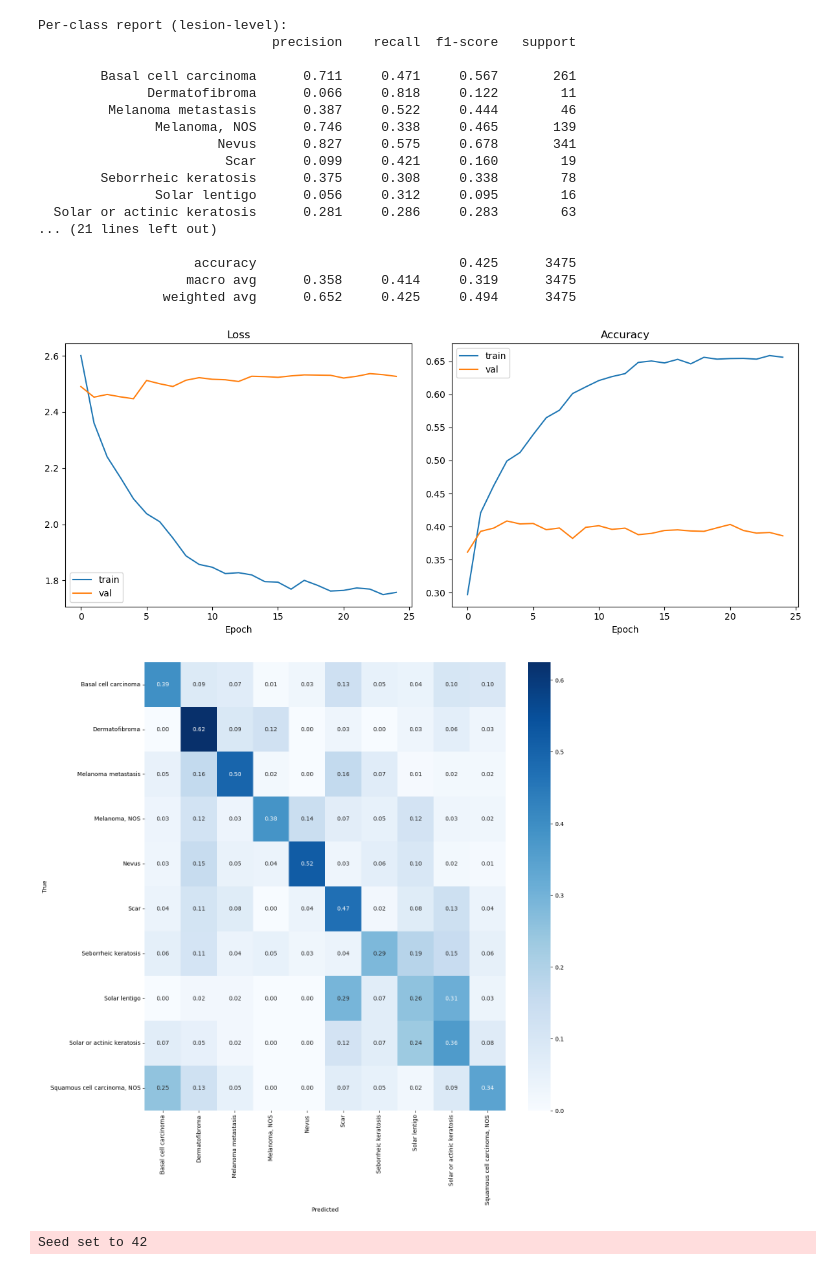
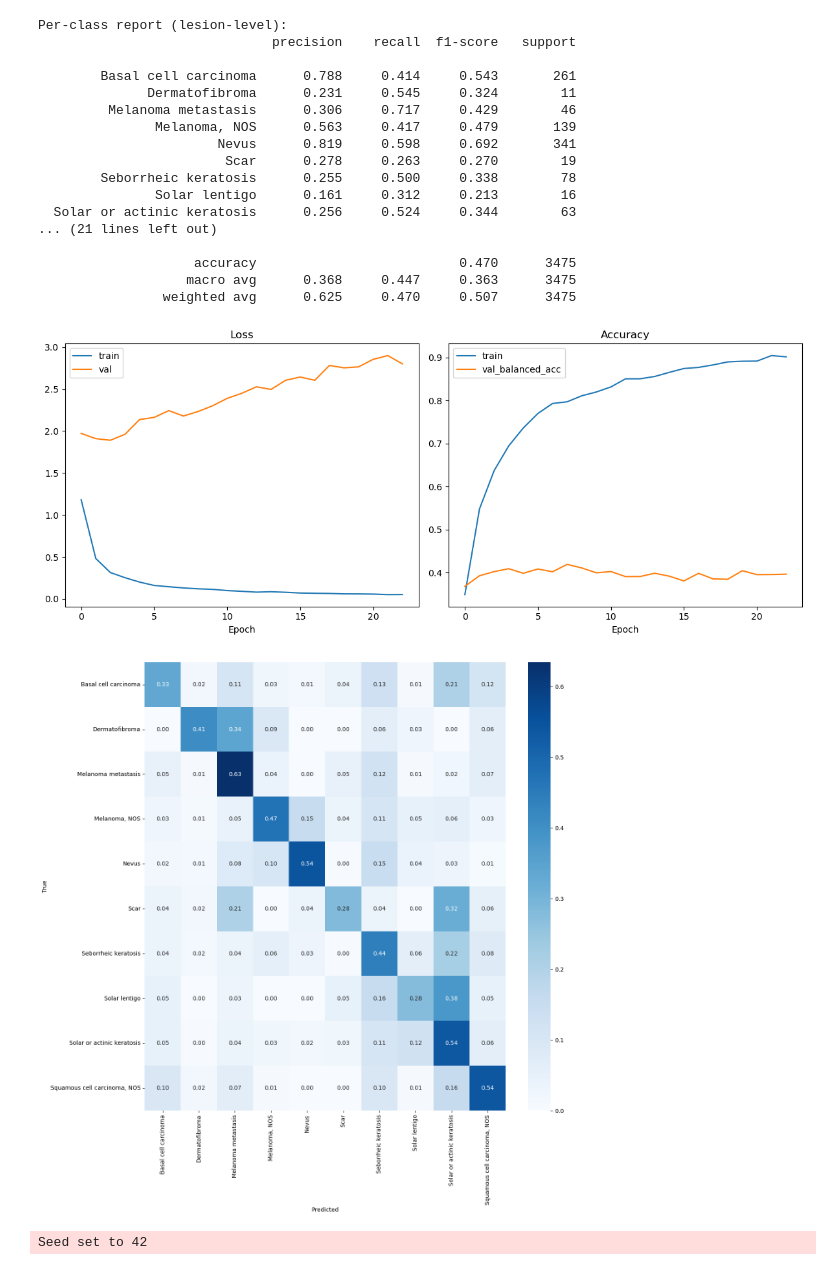
Before and after one commit to SnowFox999/classifier, a Jupyter notebook: eval.ipynb, the cells around one changed output. Cells and saved outputs as stored; diff of their text form; code cells hidden in the pictures.

```diff
--- a/eval.ipynb
+++ b/eval.ipynb
@@ -23,7 +23,7 @@ from sklearn.metrics import classification_report
 def main():
     set_seed(SEED)
 
-    LOG_DIR = Path("logs/efficientnet/version_31")
+    LOG_DIR = Path("logs/efficientnet/version_43")
     CKPT_PATH = LOG_DIR / "checkpoints"
     CKPT_PATH = list(CKPT_PATH.glob("*.ckpt"))[0]
 
@@ -52,7 +52,11 @@ def main():
     model = EfficientNetLit.load_from_checkpoint(
         CKPT_PATH,
         num_classes=len(classes),
-        lr=LR,
+        lr_classifier=LR_CLASSIFIER,
+        lr_backbone=LR_BACKBONE,
+        lr_backbone_finetune=LR_BACKBONE_FINETUNE,
+        weight_decay=WEIGHT_DECAY,
+        finetune_epoch=FINETUNE_EPOCH,
         min_lr=MIN_LR,
         weights=weights,
         strict=False,
@@ -108,47 +112,47 @@ def main():
 
     OUTPUT_DIR = LOG_DIR / "figures"
     OUTPUT_DIR.mkdir(exist_ok=True, parents=True)
 
     print("\nPer-class report (image-level):")
     print(
         classification_report(
             targets,
             preds,
             target_names=classes,
             digits=3,
             zero_division=0,
         )
     )
 
 
     plot_metrics(LOG_DIR, save_path=OUTPUT_DIR / "metrics.pdf")
     plot_confusion_matrix(targets, preds, classes, save_path=OUTPUT_DIR / "confusion_matrix.pdf")
 
 
 if __name__ == "__main__":
     main()
 # %% [output]
 Seed set to 42
 /home/.conda/envs/env/lib/python3.11/site-packages/pytorch_lightning/core/saving.py:197: Found keys that are not in the model state dict but in the checkpoint: ['class_weights', 'criterion.weight']
 Per-class report (lesion-level):
                               precision    recall  f1-score   support
 
-        Basal cell carcinoma      0.711     0.471     0.567       261
-              Dermatofibroma      0.066     0.818     0.122        11
-         Melanoma metastasis      0.387     0.522     0.444        46
-               Melanoma, NOS      0.746     0.338     0.465       139
-                       Nevus      0.827     0.575     0.678       341
-                        Scar      0.099     0.421     0.160        19
-        Seborrheic keratosis      0.375     0.308     0.338        78
-               Solar lentigo      0.056     0.312     0.095        16
-  Solar or actinic keratosis      0.281     0.286     0.283        63
+        Basal cell carcinoma      0.788     0.414     0.543       261
+              Dermatofibroma      0.231     0.545     0.324        11
+         Melanoma metastasis      0.306     0.717     0.429        46
+               Melanoma, NOS      0.563     0.417     0.479       139
+                       Nevus      0.819     0.598     0.692       341
+                        Scar      0.278     0.263     0.270        19
+        Seborrheic keratosis      0.255     0.500     0.338        78
+               Solar lentigo      0.161     0.312     0.213        16
+  Solar or actinic keratosis      0.256     0.524     0.344        63
 ... (21 lines left out)
 
-                    accuracy                          0.425      3475
-                   macro avg      0.358     0.414     0.319      3475
-                weighted avg      0.652     0.425     0.494      3475
+                    accuracy                          0.470      3475
+                   macro avg      0.368     0.447     0.363      3475
+                weighted avg      0.625     0.470     0.507      3475
-[figure, old version]
+[figure, new version]
-[figure, old version]
+[figure, new version]
 # %%
 # classifier/inspect_transforms.py
 
```
Also changed, not shown: 10 other files.
